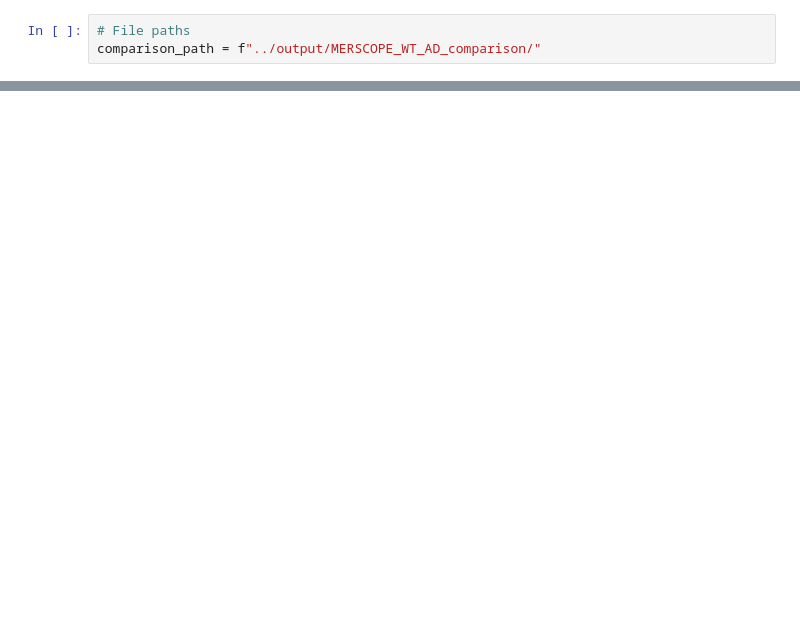
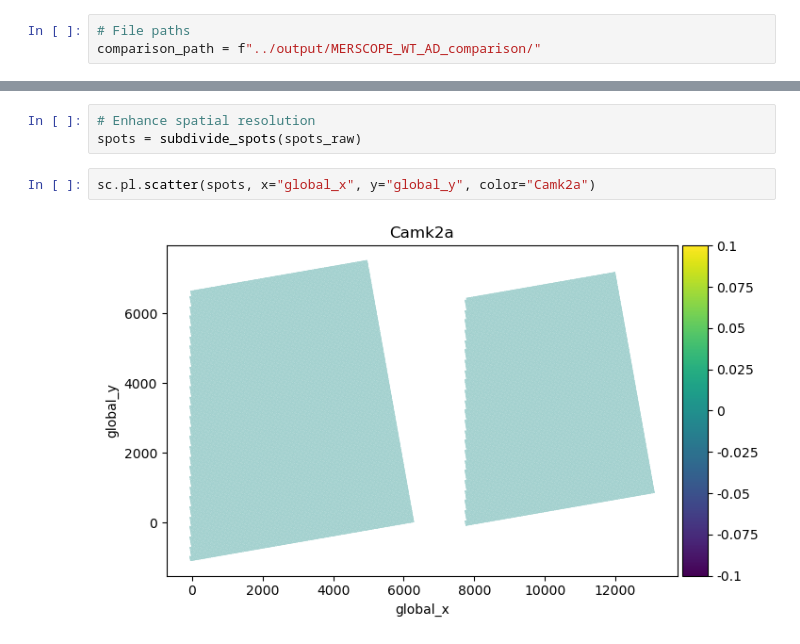
Before and after one commit to chen-yang-yuan/mcDETECT, a Jupyter notebook: code/5_neuropil_subdomains.ipynb, the cells around one changed output, grey strips where cells are left out. Drawn from its saved outputs; the diff is of its cells as text; blank space fills up the shorter version.

```diff
--- a/code/5_neuropil_subdomains.ipynb
+++ b/code/5_neuropil_subdomains.ipynb
@@ -113,0 +118,7 @@ granule_adata.obs["granule_subtype"] = granule_adata.obs["granule_subtype_manual
+# %%
+# Enhance spatial resolution
+spots = subdivide_spots(spots_raw)
+# %%
+sc.pl.scatter(spots, x="global_x", y="global_y", color="Camk2a")
+# %% [output]
+[figure, added]
```
Also changed, not shown: parts of 16 cells of this notebook, 3 other files.
